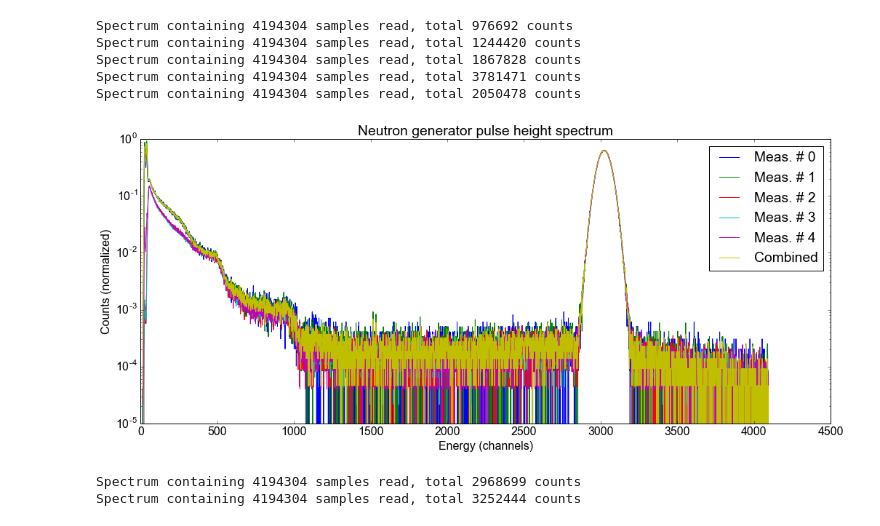
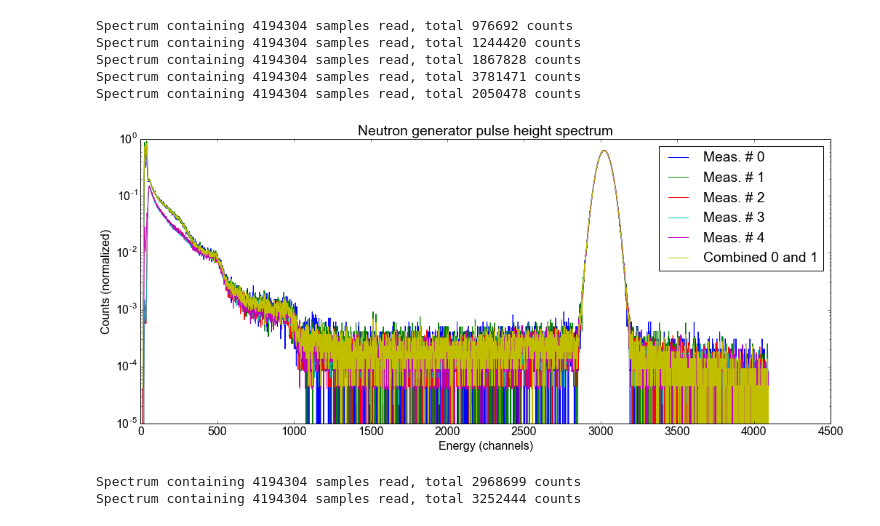
Before and after one commit to XENON1T/PTB, a Jupyter notebook: 03_2d_spectra.ipynb, the cells around one changed output. Saved outputs shown, nothing was run; the diff lists cells and outputs as text; code cells hidden in the pictures.

```diff
--- a/03_2d_spectra.ipynb
+++ b/03_2d_spectra.ipynb
@@ -61,7 +65,7 @@ ng_livetimes_0 = [
 # %%
 # Here we import the spectra one by one and plot them
 my_colors = ['blue', 'green', 'red']
-for filename, label, color in zip(cal_filenames_0, cal_labels_0, my_colors):
+for filename, label, color in zip(cal_filenames, cal_labels, my_colors):
     line_n = find_line_start(filename, '[DATA')
     spec = get_spectrum(filename, line_n)
     plt.plot(spec,linestyle='steps', label=label, color=color)
@@ -85,7 +89,7 @@ Spectrum containing 4096 samples read, total 177012 counts
 energy_list   = []
 fwhm_pos_list = []
 
-for filename, label, color in zip(cal_filenames_0, cal_labels_0, my_colors):
+for filename, label, color in zip(cal_filenames, cal_labels, my_colors):
     line_n = find_line_start(filename, '[DATA')
     spec = get_spectrum(filename, line_n)
     if label == 'Bi-207':
@@ -147,7 +151,7 @@ plt.show()
 # %%
 # Now plot the spectra again, but include with correct x scale and the Compton edge energy
 my_colors = ['blue', 'green', 'red']
-for filename, label, color in zip(cal_filenames_0, cal_labels_0, my_colors):
+for filename, label, color in zip(cal_filenames, cal_labels, my_colors):
     line_n = find_line_start(filename, '[DATA')
     spec = get_spectrum(filename, line_n)
     plt.plot(e_scale,spec,linestyle='steps', label=label, color=color)
@@ -190,7 +194,7 @@ Selected Andreas' energy scale!
 # %%
 # NG data
 spec2d_list = []
-for ng_filename in ng_filenames_0:
+for ng_filename in ng_filenames:
     line_n = find_line_start(ng_filename,'[CDAT2')
     spec2d_raw = get_spectrum(ng_filename, line_n)
     spec2d = np.reshape(spec2d_raw, (1024,4096))
@@ -209,31 +213,31 @@ Spectrum containing 4194304 samples read, total 2050478 counts
 # %%
 # Check that spectra coincide
 scale_it = True # Toggle scaling by the total livetime
 plt.figure(figsize=(17,7))
 for i, spec in enumerate(spec2d_list):
     if scale_it:
         #norm_fac = 1./np.sum(spec)
-        norm_fac = 1/ng_livetimes_0[i]
+        norm_fac = 1/ng_livetimes[i]
     else:
         norm_fac = 1.
     plt.plot(norm_fac*np.sum(spec, axis=0), label='Meas. # %d' % i)
 
 if scale_it:
-    norm_fac = 1./(ng_livetimes_0[0] + ng_livetimes_0[1])
+    norm_fac = 1./(fg_livetime)
 else:
     norm_fac = 1.
 plt.plot(norm_fac*np.sum(spec2d, axis=0), label='Combined 0 and 1')
 plt.yscale('log')
 plt.legend()
 plt.title('Neutron generator pulse height spectrum')
 plt.xlabel('Energy (channels)')
 if scale_it:
     plt.ylabel('Counts (normalized)')
 else:
     plt.ylabel('Counts')
 plt.show()
 # %% [output]
-[figure, old version]
+[figure, new version]
 # %%
 # BG data
 spec2d_bg_list = []
```
Also changed, not shown: parts of 21 cells of this notebook.
